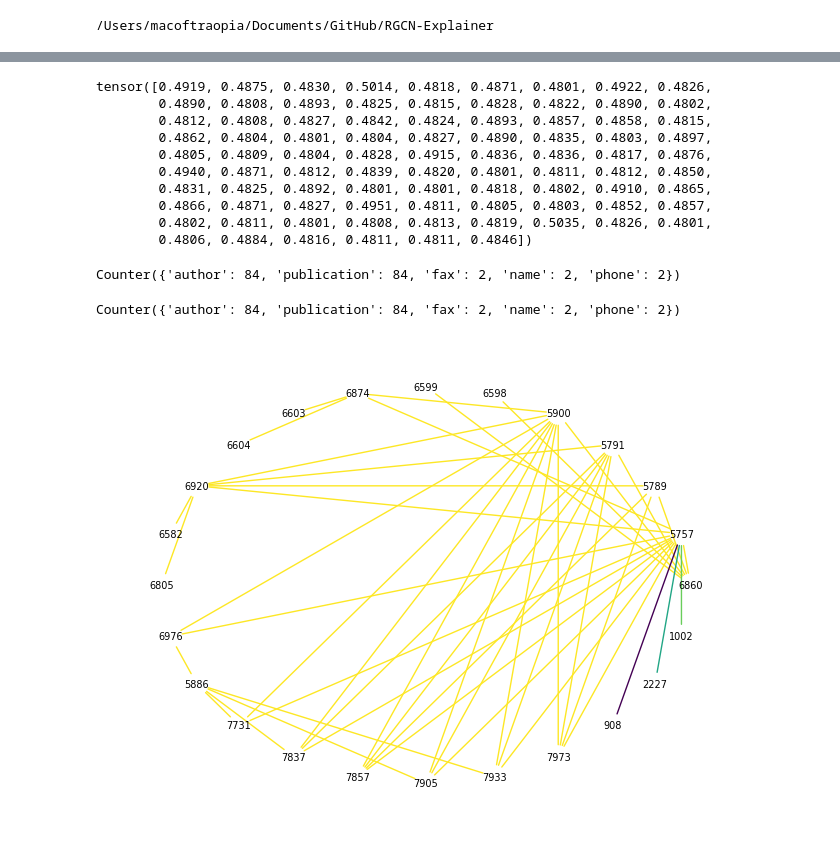
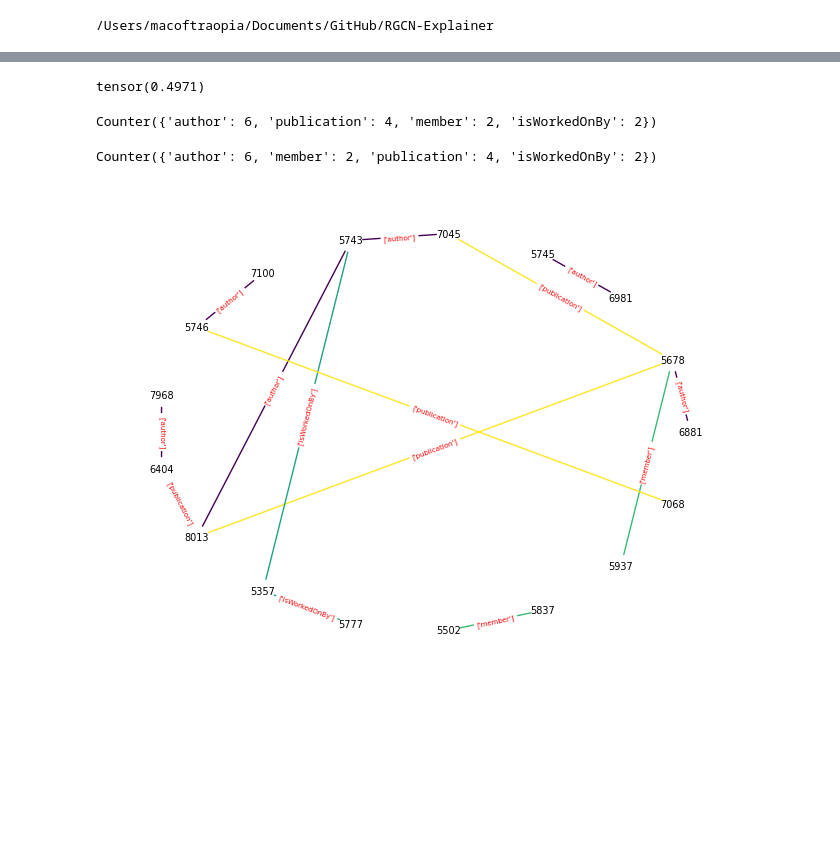
Before and after one commit to traopia/RGCN-Explainer, a Jupyter notebook: RGCN_stuff/visualization.ipynb, the cells around one changed output, grey strips where cells are left out. Drawn from its saved outputs; the diff is of its cells as text; code cells hidden in the pictures; blank space fills up the shorter version.

```diff
--- a/RGCN_stuff/visualization.ipynb
+++ b/RGCN_stuff/visualization.ipynb
@@ -21,12 +22,14 @@ if current_dir != '/Users/macoftraopia/Documents/GitHub/RGCN-Explainer':
 # %% [output]
 /Users/macoftraopia/Documents/GitHub/RGCN-Explainer
 # %%
-path = 'chk/aifb_chk/hops_2_size_5e-05_lr_0.1_ent_-1_type_1_threshold_0.5_init_normal_exp_/masked_adj'
-node_idx = 5757
+path = 'chk/aifb_chk/exp/init_normal_hops_2_lr_0.1_adaptive_False_size_5e-05_sizestd_adaptive_ent_10_type_1_killtype_True_break_no/masked_adj'
+#path = 'chk/aifb_chk/exp/init_normal_hops_2_lr_0.1_adaptive_False_size_5e-05_sizestd_adaptive_ent_10_type_-1_killtype_False_break_no/masked_adj'
+node_idx = 5678
 n_hop = 2
 threshold = 0.5
 name = 'aifb'
 data = kg.load(name, torch=True)
+d_classes(data)
 
 
 v = torch.load(f'{path}/masked_ver{node_idx}')
@@ -55,21 +39,11 @@ tensor(indices=tensor([[ 23451, 154561, 154624, 254228, 328805, 328861, 328885,
-# %%
-v_no_type = select_on_relation_sparse(v, data, 39)
-v_no_type = sub(v_no_type,  0.3)
-v_no_type.coalesce().values()
-# %% [output]
-tensor([0.4919, 0.4875, 0.4830, 0.5014, 0.4818, 0.4871, 0.4801, 0.4922, 0.4826,
-        0.4890, 0.4808, 0.4893, 0.4825, 0.4815, 0.4828, 0.4822, 0.4890, 0.4802,
-        0.4812, 0.4808, 0.4827, 0.4842, 0.4824, 0.4893, 0.4857, 0.4858, 0.4815,
-        0.4862, 0.4804, 0.4801, 0.4804, 0.4827, 0.4890, 0.4835, 0.4803, 0.4897,
-        0.4805, 0.4809, 0.4804, 0.4828, 0.4915, 0.4836, 0.4836, 0.4817, 0.4876,
-        0.4940, 0.4871, 0.4812, 0.4839, 0.4820, 0.4801, 0.4811, 0.4812, 0.4850,
-        0.4831, 0.4825, 0.4892, 0.4801, 0.4801, 0.4818, 0.4802, 0.4910, 0.4865,
-        0.4866, 0.4871, 0.4827, 0.4951, 0.4811, 0.4805, 0.4803, 0.4852, 0.4857,
-        0.4802, 0.4811, 0.4801, 0.4808, 0.4813, 0.4819, 0.5035, 0.4826, 0.4801,
-        0.4806, 0.4884, 0.4816, 0.4811, 0.4811, 0.4846])
+# %%
+h_t, v_t,t = threshold_mask(h,v,data,15)
+t
+# %% [output]
+tensor(0.4971)
 # %%
-visualize(node_idx, n_hop, data, v_no_type,threshold,name, result_weights=False, low_threshold=False,experiment_name=None, selected_visualization=False)
+visualize(node_idx, n_hop, data, v_t,threshold,name, result_weights=False, low_threshold=False,experiment_name=None, selected_visualization=True,connected_subgraph=False)
 # %% [output]
-Counter({'author': 84, 'publication': 84, 'fax': 2, 'name': 2, 'phone': 2})
+Counter({'author': 6, 'publication': 4, 'member': 2, 'isWorkedOnBy': 2})
-Counter({'author': 84, 'publication': 84, 'fax': 2, 'name': 2, 'phone': 2})
+Counter({'author': 6, 'member': 2, 'publication': 4, 'isWorkedOnBy': 2})
-[figure, old version]
+[figure, new version]
```
Also changed, not shown: parts of 8 cells of this notebook, 7 other files.
